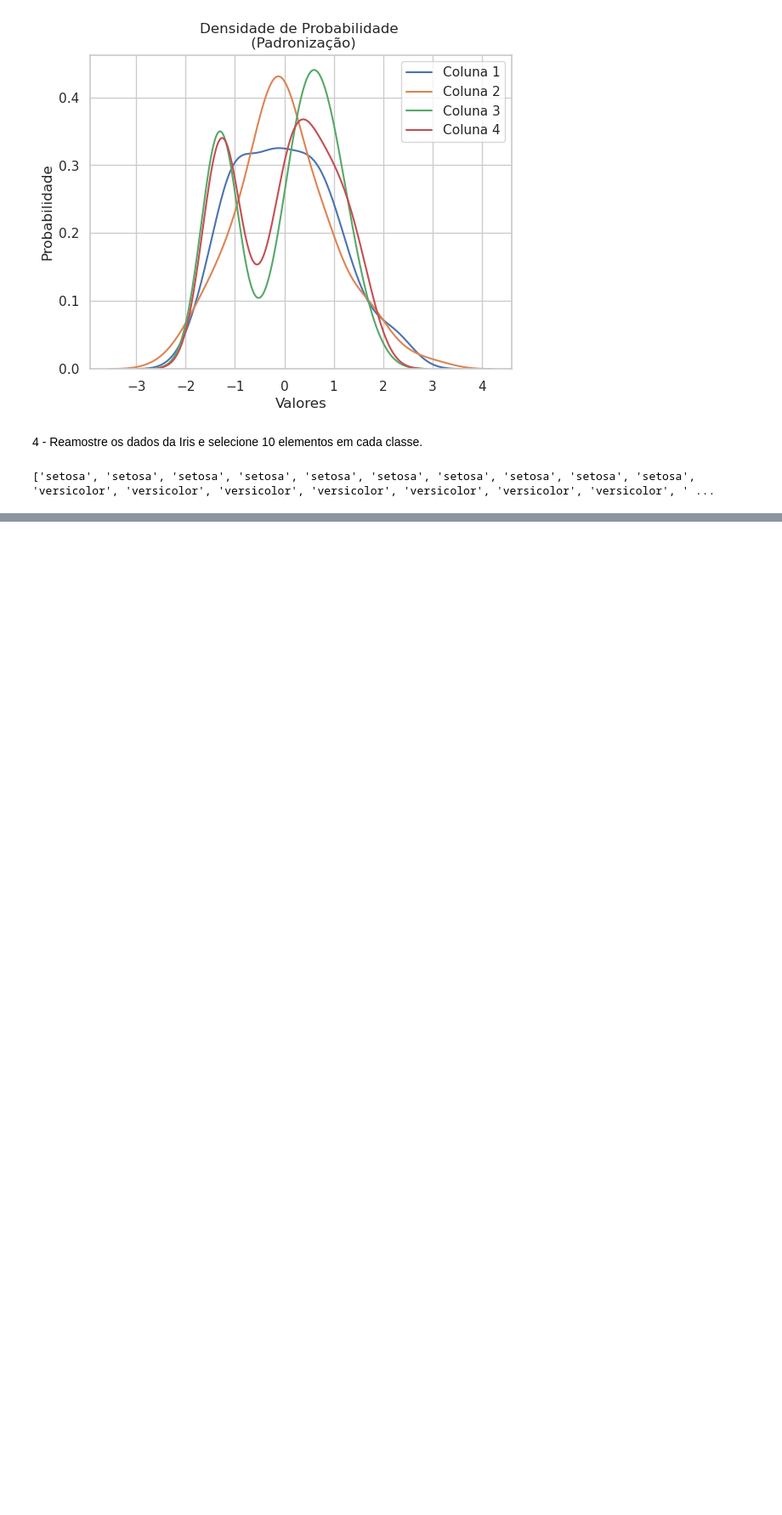
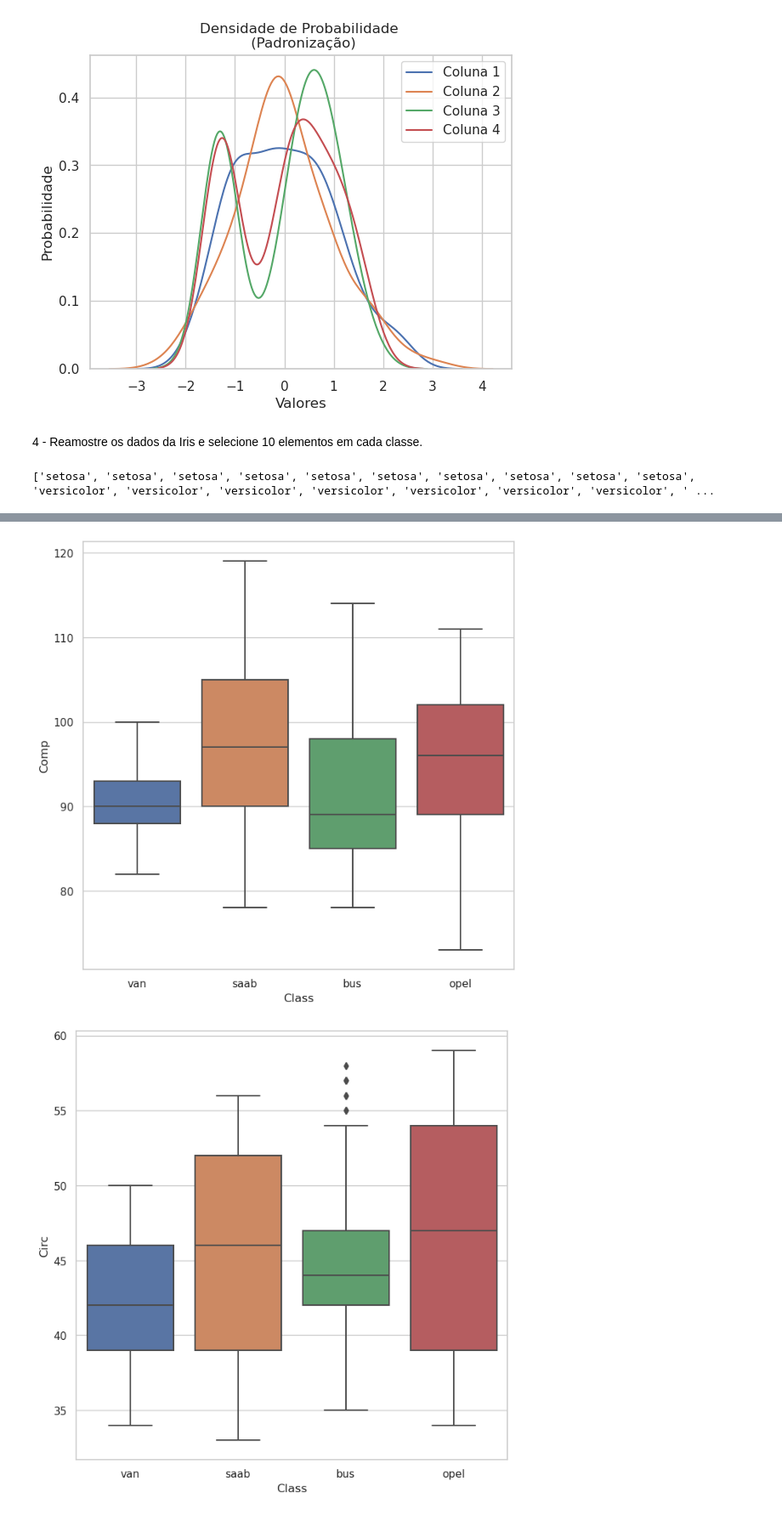
Before and after one commit to Edmurcn/Fis._Estat._Comp., a Jupyter notebook: Intro._Ciencia_Dados/Aulas/Aula 1/execícios1.ipynb, the cells around one changed output, grey strips where cells are left out. Shown: that part at 85% size. Drawn from its saved outputs; the diff is of its cells as text; code cells hidden in the pictures; blank space fills up the shorter version.

```diff
--- a/Intro._Ciencia_Dados/Aulas/Aula 1/execícios1.ipynb
+++ b/Intro._Ciencia_Dados/Aulas/Aula 1/execícios1.ipynb
@@ -244,0 +304,18 @@ print(select)
+# %%
+import seaborn as sns
+
+data = pd.read_csv("/home/edmurcn/Documentos/MeusProjetos/Fis._Estat._Comp./Intro._Ciencia_Dados/data/Vehicle.csv", header=0)
+
+data.head(10)
+
+sns.set(style = "whitegrid")
+
+for i in range(0,4):
+    plt.figure(figsize = (8,8))
+    sns.boxplot(x='Class', y=data.columns[i], data=data)
+    plt.xlabel = "Classes"
+    plt.ylabel = data.columns[i]
+    plt.show()
+# %% [output]
+[figure, added]
+[figure, added]
```
Also changed, not shown: parts of 6 cells of this notebook, 1 other file.
